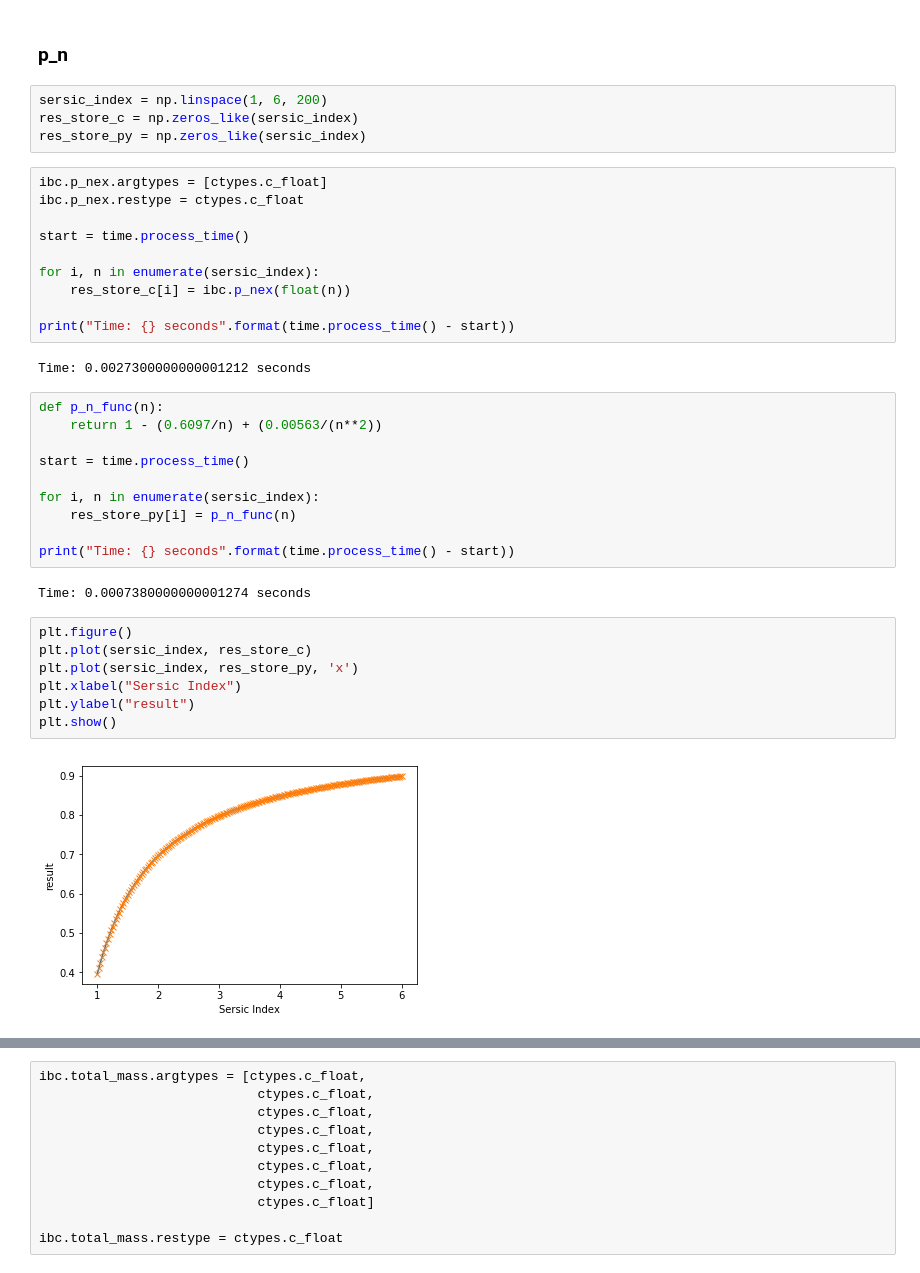
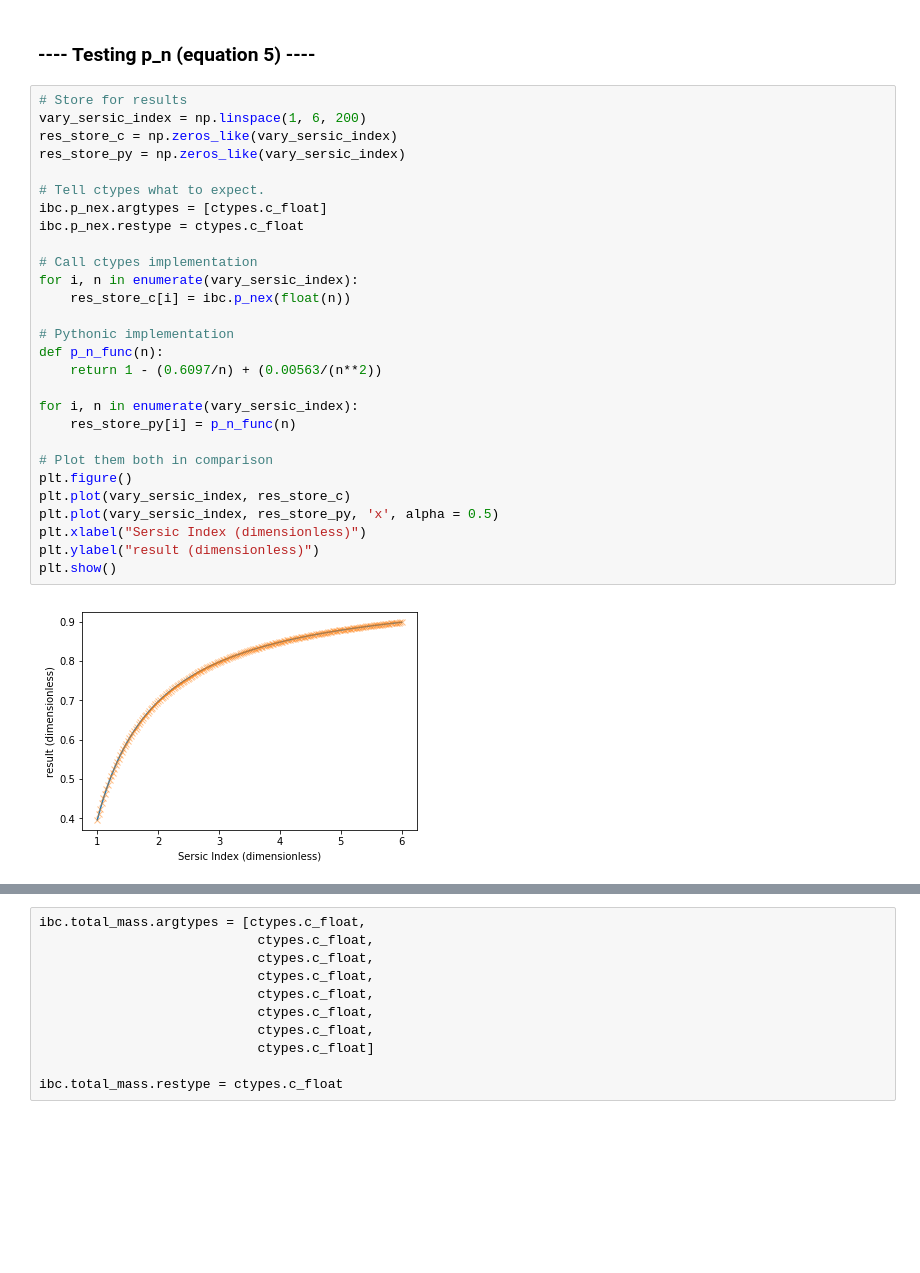
Before and after one commit to ChrisMarsden833/VelocityDispersion, a Jupyter notebook: lib/Library Testing.ipynb, the cells around one changed output, grey strips where cells are left out. Cells and saved outputs as stored; diff of their text form; blank space fills up the shorter version.

```diff
--- a/lib/Library Testing.ipynb
+++ b/lib/Library Testing.ipynb
@@ -14,39 +37,32 @@ ibc = ctypes.CDLL("../cmake-build-debug/lib/libfoo.so")
 # %% [markdown]
-### p_n
+### ---- Testing p_n (equation 5) ----
-# %%
-sersic_index = np.linspace(1, 6, 200)
-res_store_c = np.zeros_like(sersic_index)
-res_store_py = np.zeros_like(sersic_index)
-# %%
-ibc.p_nex.argtypes = [ctypes.c_float]
-ibc.p_nex.restype = ctypes.c_float
-
-start = time.process_time()
-
-for i, n in enumerate(sersic_index):
-    res_store_c[i] = ibc.p_nex(float(n))
-
-print("Time: {} seconds".format(time.process_time() - start))
-# %% [output]
-Time: 0.0027300000000001212 seconds
-# %%
-def p_n_func(n):
-    return 1 - (0.6097/n) + (0.00563/(n**2))
-
-start = time.process_time()
-
-for i, n in enumerate(sersic_index):
-    res_store_py[i] = p_n_func(n)
-
-print("Time: {} seconds".format(time.process_time() - start))
-# %% [output]
-Time: 0.0007380000000001274 seconds
-# %%
-plt.figure()
-plt.plot(sersic_index, res_store_c)
-plt.plot(sersic_index, res_store_py, 'x')
-plt.xlabel("Sersic Index")
-plt.ylabel("result")
-plt.show()
-# %% [output]
-[figure, removed]
+# %%
+# Store for results
+vary_sersic_index = np.linspace(1, 6, 200)
+res_store_c = np.zeros_like(vary_sersic_index)
+res_store_py = np.zeros_like(vary_sersic_index)
+
+# Tell ctypes what to expect.
+ibc.p_nex.argtypes = [ctypes.c_float]
+ibc.p_nex.restype = ctypes.c_float
+
+# Call ctypes implementation
+for i, n in enumerate(vary_sersic_index):
+    res_store_c[i] = ibc.p_nex(float(n))
+
+# Pythonic implementation
+def p_n_func(n):
+    return 1 - (0.6097/n) + (0.00563/(n**2))
+
+for i, n in enumerate(vary_sersic_index):
+    res_store_py[i] = p_n_func(n)
+
+# Plot them both in comparison
+plt.figure()
+plt.plot(vary_sersic_index, res_store_c)
+plt.plot(vary_sersic_index, res_store_py, 'x', alpha = 0.5)
+plt.xlabel("Sersic Index (dimensionless)")
+plt.ylabel("result (dimensionless)")
+plt.show()
+# %% [output]
+[figure, added]
```
Also changed, not shown: parts of 34 cells of this notebook, 16 other files.
